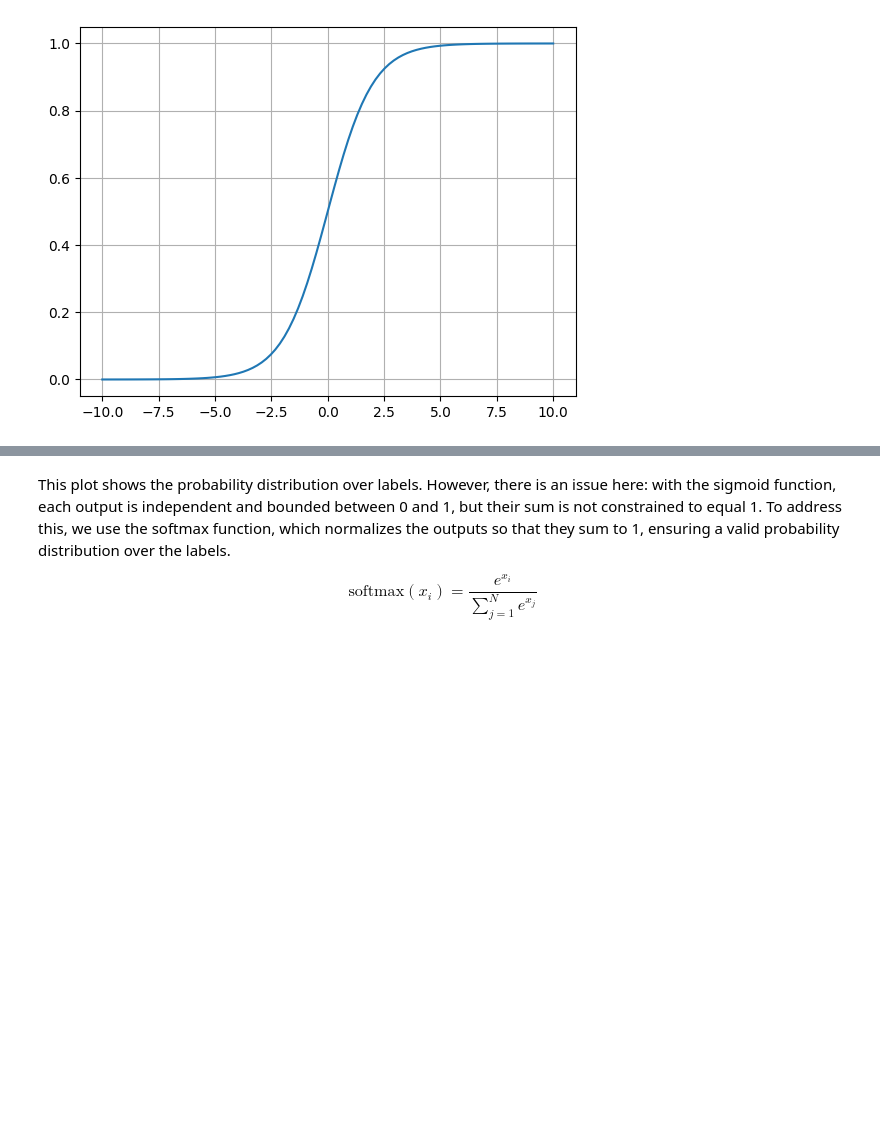
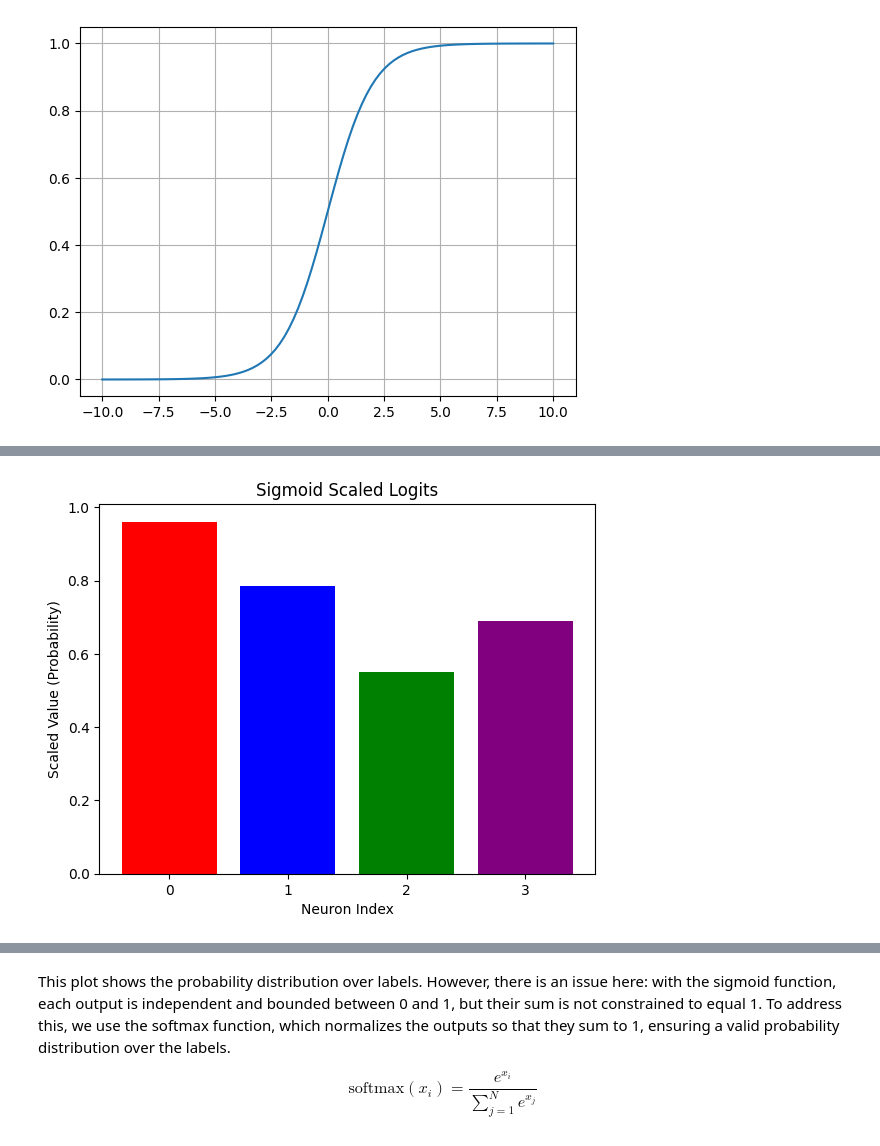
Before and after one commit to BrenoMafra13/COMP3132-Machine_Learning, a Jupyter notebook: labs/Lab_Week03/LabWeek3.ipynb, the cells around one changed output, grey strips where cells are left out. Cells and saved outputs as stored; diff of their text form; code cells hidden in the pictures; blank space fills up the shorter version.

```diff
--- a/labs/Lab_Week03/LabWeek3.ipynb
+++ b/labs/Lab_Week03/LabWeek3.ipynb
@@ -181,9 +239,15 @@ plt.show()
 
 ![](https://raw.githubusercontent.com/PyDataGBC/PyML2025/refs/heads/main/LabWeek3/assets/pass-sigmoid.png)
 # %%
+# we call value of the last layer before applying activation func as logits
 logits = np.array([3.2, 1.3, 0.2, 0.8])
+logits_scaled = sigmoid(logits) #put your calculation instead of ...
 
-plt.bar(np.arange(4), logits, color=['red', 'blue', 'green', 'purple'])
-#you code here for plotting
+plt.bar(np.arange(len(logits_scaled)), logits_scaled, color=['red', 'blue', 'green', 'purple'])
+plt.title("Sigmoid Scaled Logits")
+plt.xlabel("Neuron Index")
+plt.ylabel("Scaled Value (Probability)")
 plt.xticks(np.arange(4))
 plt.show()
+# %% [output]
+[figure, added]
```
Also changed, not shown: parts of 37 cells of this notebook.
